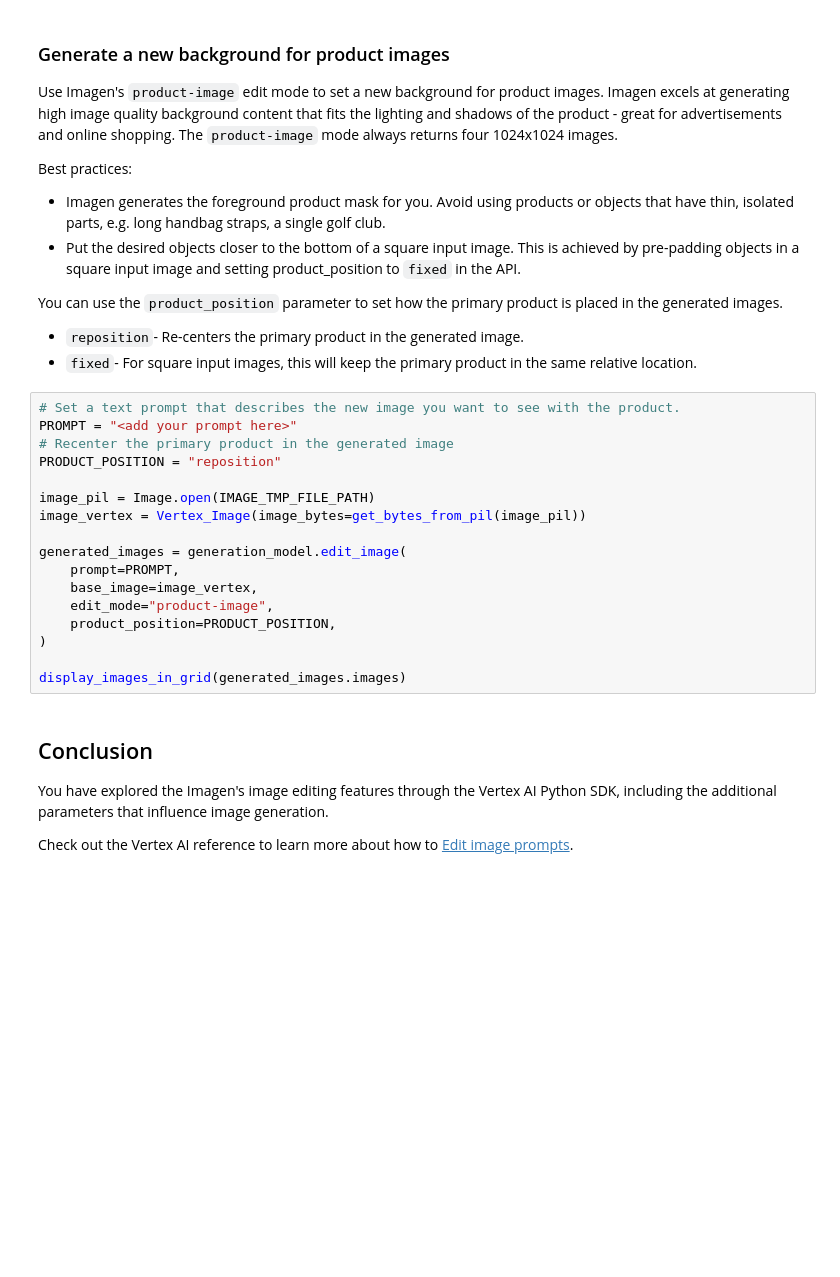
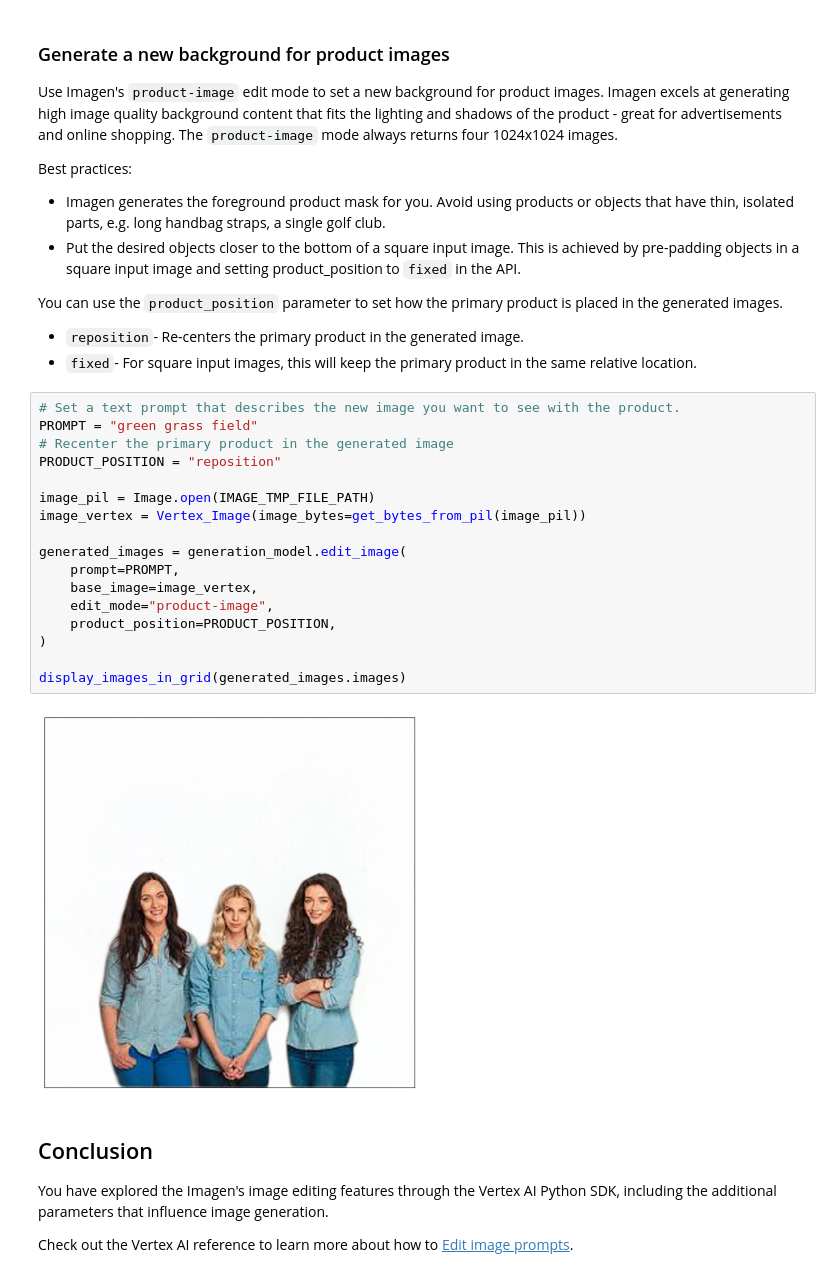
Before and after one commit to anshupandey/Working_with_Large_Language_models, a Jupyter notebook: WWL_C19_VertexAI_image_editing.ipynb, the cells around one changed output. Cells and saved outputs as stored; diff of their text form; blank space fills up the shorter version.

```diff
--- a/WWL_C19_VertexAI_image_editing.ipynb
+++ b/WWL_C19_VertexAI_image_editing.ipynb
@@ -596,21 +602,23 @@ You can use the `product_position` parameter to set how the primary product is p
 *   `fixed`- For square input images, this will keep the primary product in the same relative location.
 # %%
 # Set a text prompt that describes the new image you want to see with the product.
-PROMPT = "<add your prompt here>"
+PROMPT = "green grass field"
 # Recenter the primary product in the generated image
 PRODUCT_POSITION = "reposition"
 
 image_pil = Image.open(IMAGE_TMP_FILE_PATH)
 image_vertex = Vertex_Image(image_bytes=get_bytes_from_pil(image_pil))
 
 generated_images = generation_model.edit_image(
     prompt=PROMPT,
     base_image=image_vertex,
     edit_mode="product-image",
     product_position=PRODUCT_POSITION,
 )
 
 display_images_in_grid(generated_images.images)
+# %% [output]
+[figure, added]
 # %% [markdown]
 ## Conclusion
 
```
Also changed, not shown: parts of 13 cells of this notebook.
